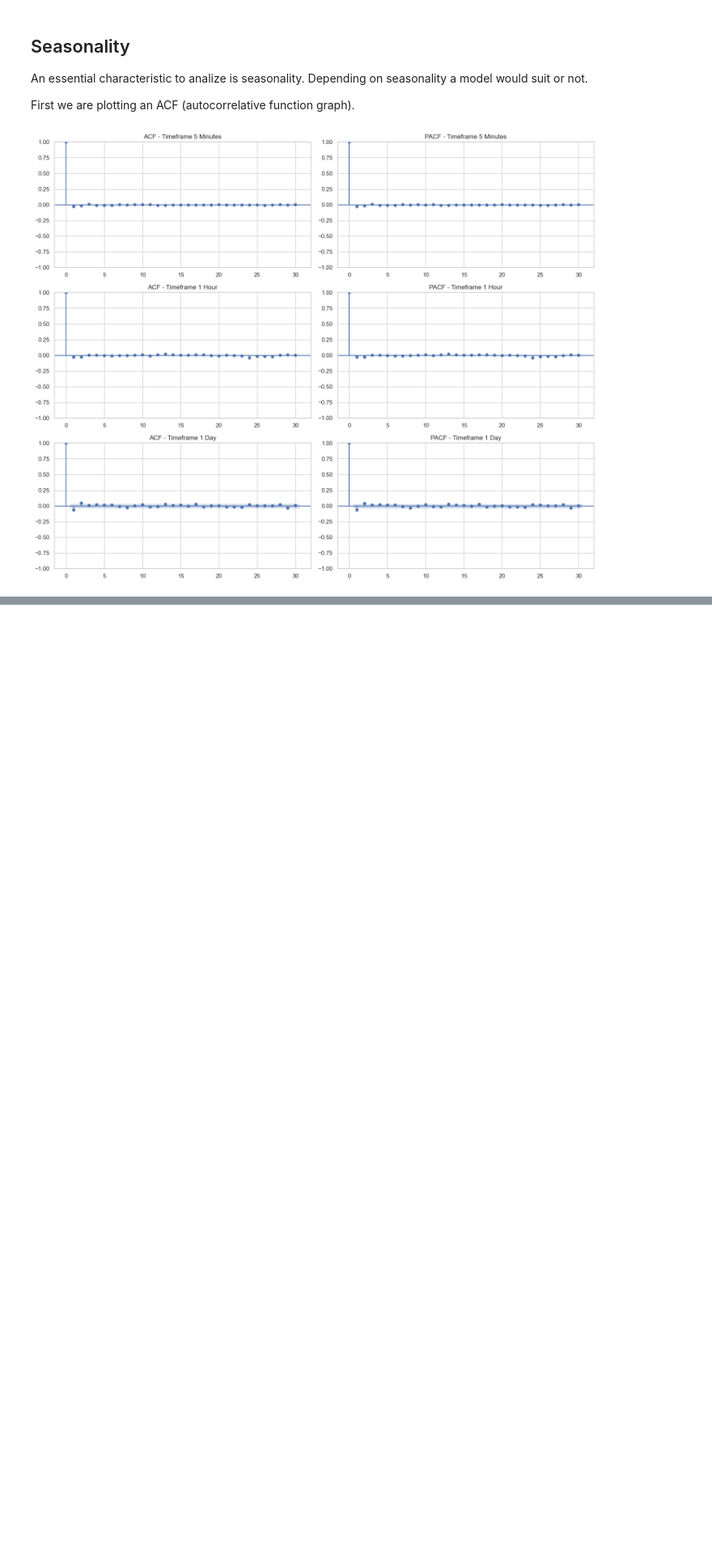
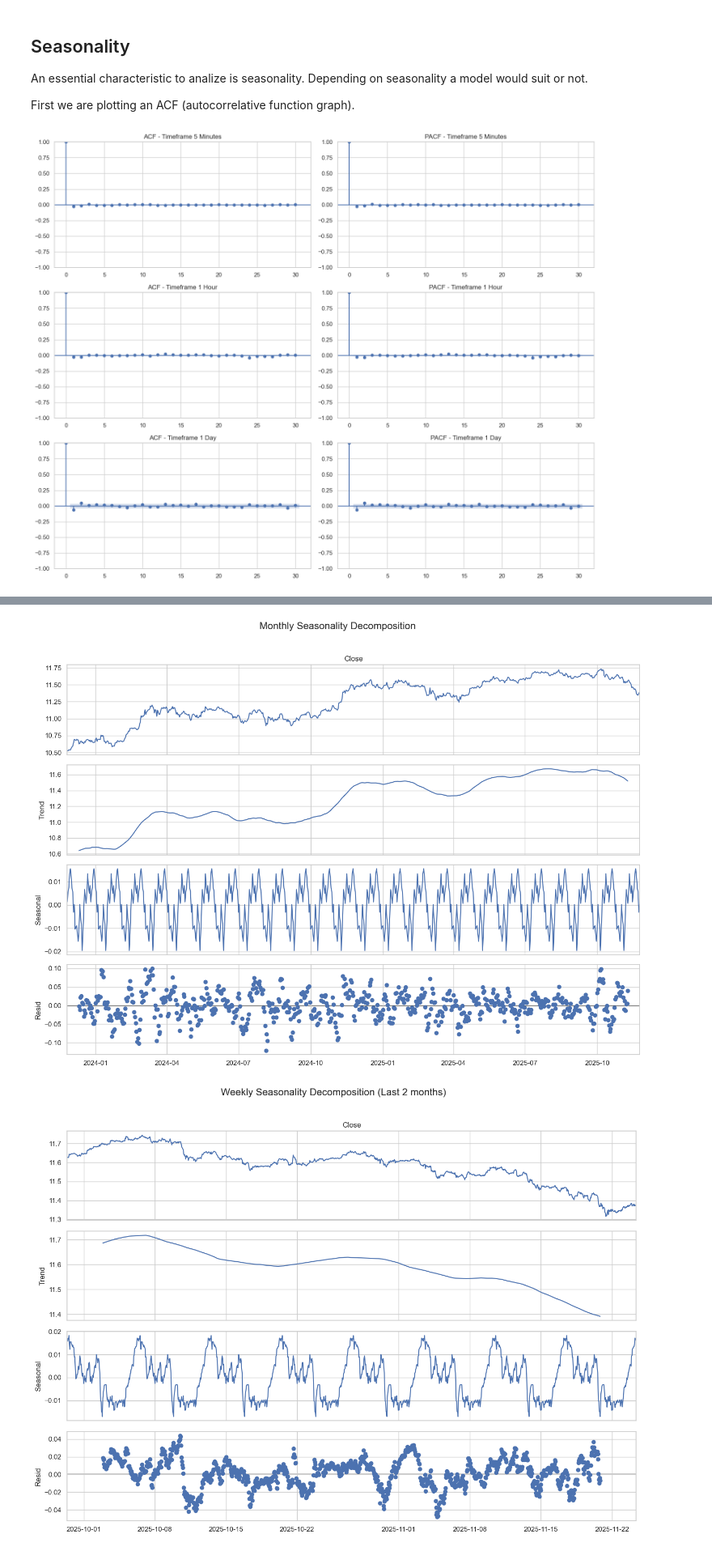
Before and after one commit to MartinCampillo-AT/Project-AT, a Jupyter notebook: notebooks/04_EDA_1.ipynb, the cells around one changed output, grey strips where cells are left out. Shown at 81% size. Cells and saved outputs as stored; diff of their text form; code cells hidden in the pictures; blank space fills up the shorter version.

Commit message:
Seasonality

```diff
--- a/notebooks/04_EDA_1.ipynb
+++ b/notebooks/04_EDA_1.ipynb
@@ -257,0 +330,35 @@ The series is stationary (reject H0)
+# %%
+from statsmodels.tsa.seasonal import seasonal_decompose
+
+# Monthly seasonality decomposition
+log_price = np.log(df_1d['Close'].tail(365*2))
+decomposition = seasonal_decompose(log_price, model='additive', period=30)
+# Visualization
+fig = decomposition.plot()
+fig.set_size_inches(14, 10)
+fig.suptitle('Monthly Seasonality Decomposition', fontsize=16, y=1.02)
+plt.tight_layout()
+plt.show()
+
+# Weekly seasonality decomposition (Last 1 months)
+log_price = np.log(df_1h['Close'].tail(8*7*24))
+decomposition = seasonal_decompose(log_price, model='additive', period=24*7)
+# Visualization
+fig = decomposition.plot()
+fig.set_size_inches(14, 10)
+fig.suptitle('Weekly Seasonality Decomposition (Last 2 months)', fontsize=16, y=1.02)
+plt.tight_layout()
+plt.show()
+
+# Daily seasonality decomposition (Last 100 days)
+log_price = np.log(df_5m['Close'].tail(12*24*14))
+decomposition = seasonal_decompose(log_price, model='additive', period=24*12)
+# Visualization
+fig = decomposition.plot()
+fig.set_size_inches(14, 10)
+fig.suptitle('Daily Seasonality Decomposition (Last 2 weeks)', fontsize=16, y=1.02)
+plt.tight_layout()
+plt.show()
+# %% [output]
+[figure, added]
+[figure, added]
```
Also changed, not shown: parts of 14 cells of this notebook.
